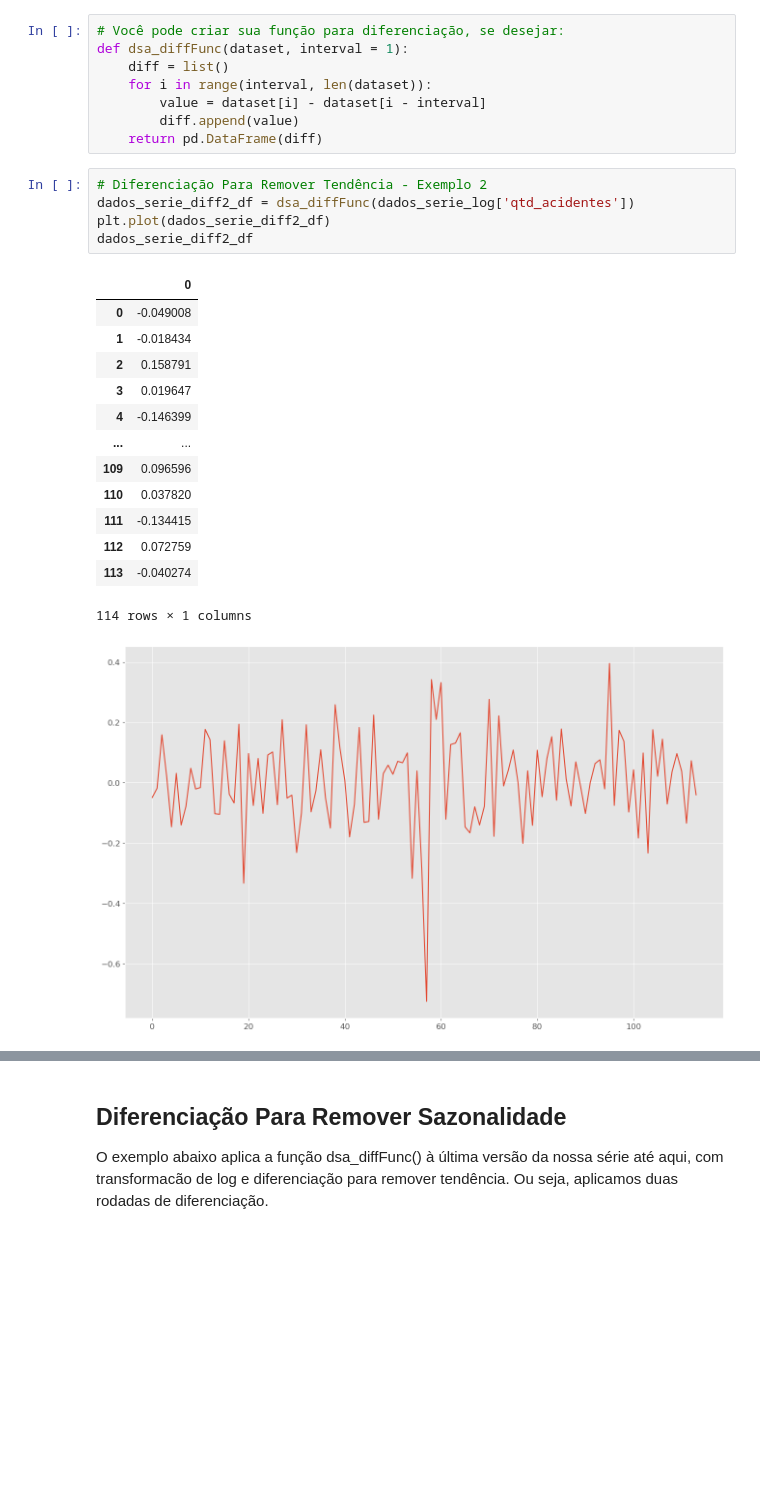
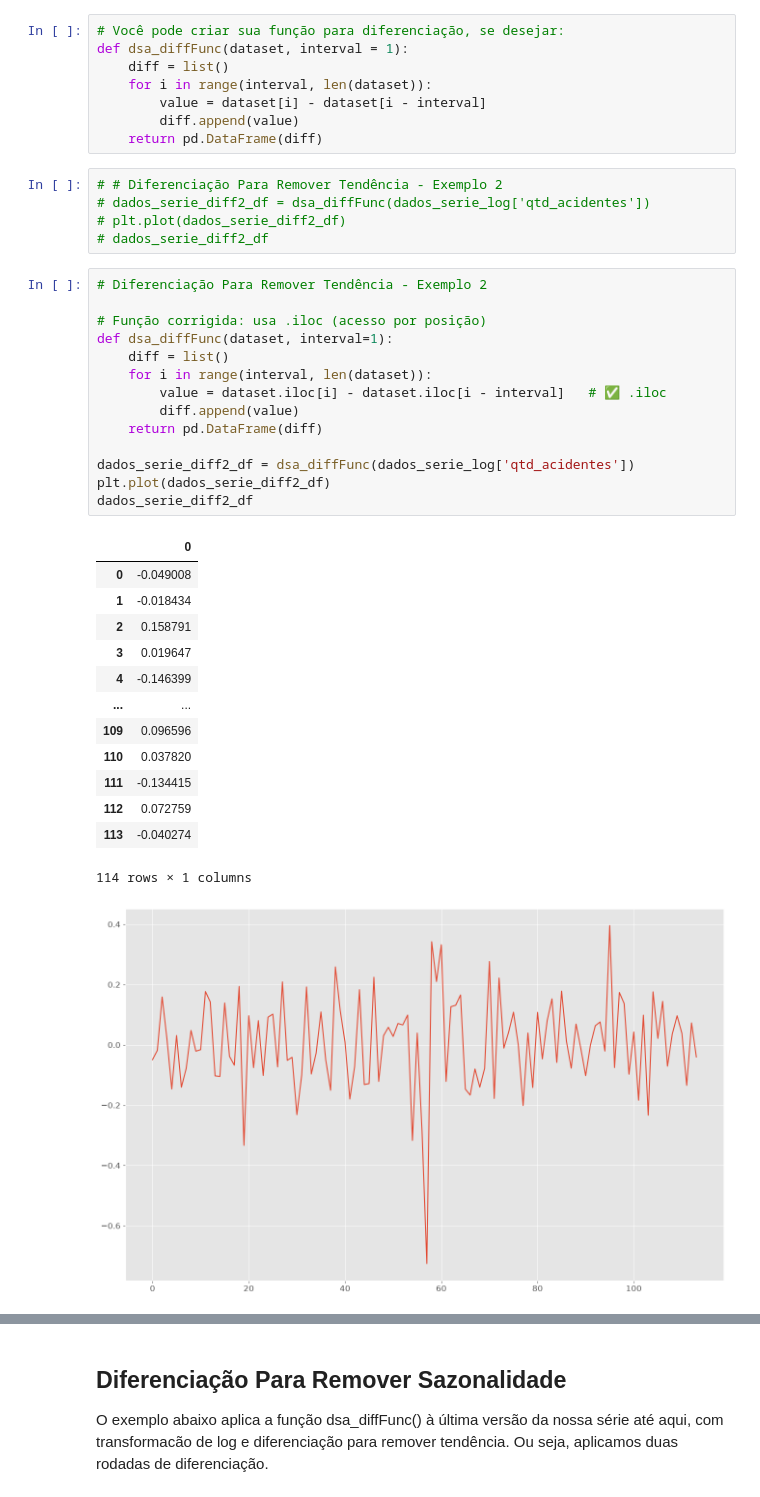
Before and after one commit to lfcalabria/aprendizado, a Jupyter notebook: Códigos/acidentes.ipynb, the cells around one changed output, grey strips where cells are left out. Drawn from its saved outputs; the diff is of its cells as text; blank space fills up the shorter version.

```diff
--- a/Códigos/acidentes.ipynb
+++ b/Códigos/acidentes.ipynb
@@ -1016,25 +1016,39 @@ def dsa_diffFunc(dataset, interval = 1):
         diff.append(value)
     return pd.DataFrame(diff)
 # %%
-# Diferenciação Para Remover Tendência - Exemplo 2
-dados_serie_diff2_df = dsa_diffFunc(dados_serie_log['qtd_acidentes'])
-plt.plot(dados_serie_diff2_df)
-dados_serie_diff2_df
+# # Diferenciação Para Remover Tendência - Exemplo 2
+# dados_serie_diff2_df = dsa_diffFunc(dados_serie_log['qtd_acidentes'])
+# plt.plot(dados_serie_diff2_df)
+# dados_serie_diff2_df
-# %% [output]
-|  | 0 |
-| 0 | -0.049008 |
-| 1 | -0.018434 |
-| 2 | 0.158791 |
-| 3 | 0.019647 |
-| 4 | -0.146399 |
-| ... | ... |
-| 109 | 0.096596 |
-| 110 | 0.037820 |
-| 111 | -0.134415 |
-| 112 | 0.072759 |
-| 113 | -0.040274 |
-114 rows × 1 columns
-[figure, removed]
+# %%
+# Diferenciação Para Remover Tendência - Exemplo 2
+
+# Função corrigida: usa .iloc (acesso por posição)
+def dsa_diffFunc(dataset, interval=1):
+    diff = list()
+    for i in range(interval, len(dataset)):
+        value = dataset.iloc[i] - dataset.iloc[i - interval]   # ✅ .iloc
+        diff.append(value)
+    return pd.DataFrame(diff)
+
+dados_serie_diff2_df = dsa_diffFunc(dados_serie_log['qtd_acidentes'])
+plt.plot(dados_serie_diff2_df)
+dados_serie_diff2_df
+# %% [output]
+|  | 0 |
+| 0 | -0.049008 |
+| 1 | -0.018434 |
+| 2 | 0.158791 |
+| 3 | 0.019647 |
+| 4 | -0.146399 |
+| ... | ... |
+| 109 | 0.096596 |
+| 110 | 0.037820 |
+| 111 | -0.134415 |
+| 112 | 0.072759 |
+| 113 | -0.040274 |
+114 rows × 1 columns
+[figure, added]
 # %%
 dsa_testa_estacionaridade(dados_serie_diff2_df)
 # %% [output]
```
Also changed, not shown: parts of 11 cells of this notebook, 2 other files.
